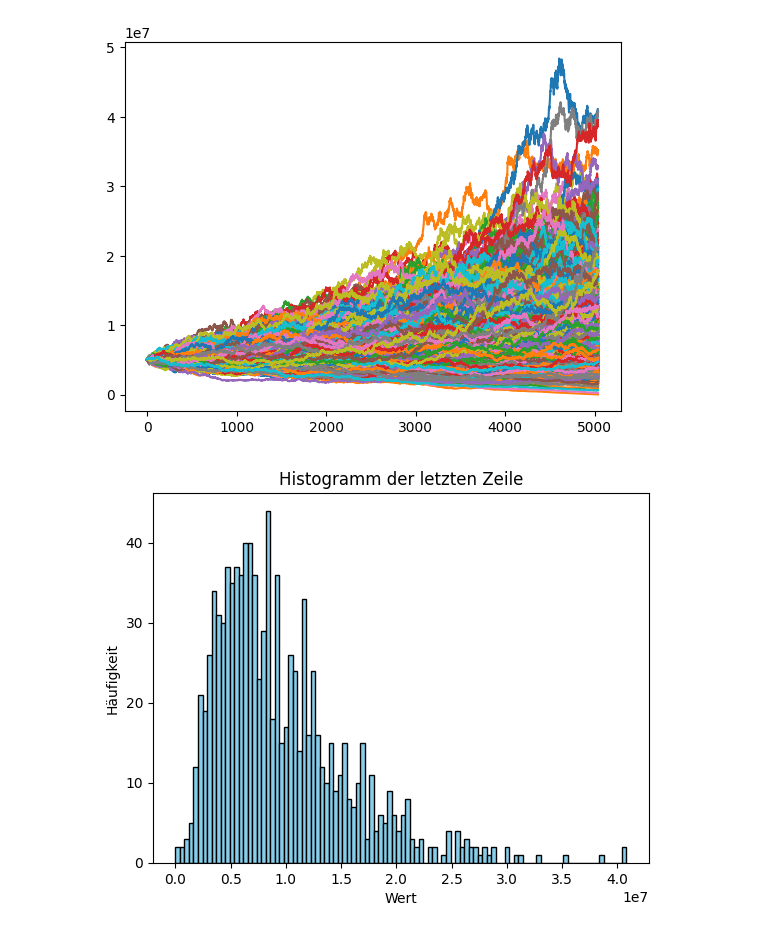
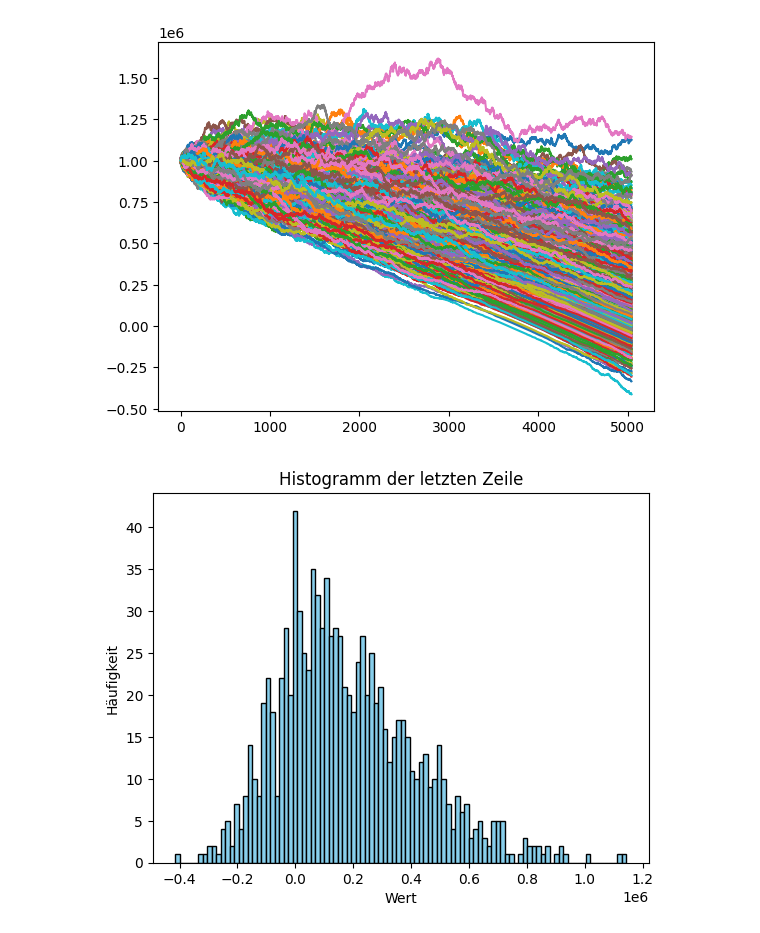
Before and after one commit to smerinobluewin/hello-world, a Jupyter notebook: brown_learning.ipynb, the cells around one changed output. Drawn from its saved outputs; the diff is of its cells as text; code cells hidden in the pictures.

```diff
--- a/brown_learning.ipynb
+++ b/brown_learning.ipynb
@@ -10,10 +10,10 @@ import matplotlib.pyplot as plt
 
 
 
-mu=0.055
-sigma=0.11
-S1=5000000
-C=150000
+mu=0.03
+sigma=0.05
+S1=1000000
+C=60000
 Npath=1000                   # number of simulation paths
 N= 20*252                        # number of time steps (days)
 dt=1/252                      # 252 trading days
@@ -40,32 +40,32 @@ for number in range(1,N):
   #St=np.column_stack((St,S))
 
 DATA=np.round(DATA,0)
 #print(DATA)
 #print(f"{DATA=}")
 #print(St[1:10])
 #print(St[-1])
 
 data=DATA.flatten()
 #print(data[1:11])
 
 # Analogous to plot(x) in MATLAB
 #plt.plot(DATA[:,1])
 #plt.show()
 
 plt.plot(DATA)
 plt.show()
 
 plt.hist(DATA[-1], bins=100, color='skyblue', edgecolor='black')
 plt.title("Histogramm der letzten Zeile")
 plt.xlabel("Wert")
 plt.ylabel("Häufigkeit")
 plt.show()
 
 #plt.hist(data, bins=100, color='skyblue', edgecolor='black')
 #plt.title("Mein erstes Histogramm")
 #plt.xlabel("Werte")
 #plt.ylabel("Häufigkeit")
 #plt.show()
 # %% [output]
-[figure, old version]
+[figure, new version]
-[figure, old version]
+[figure, new version]
```
